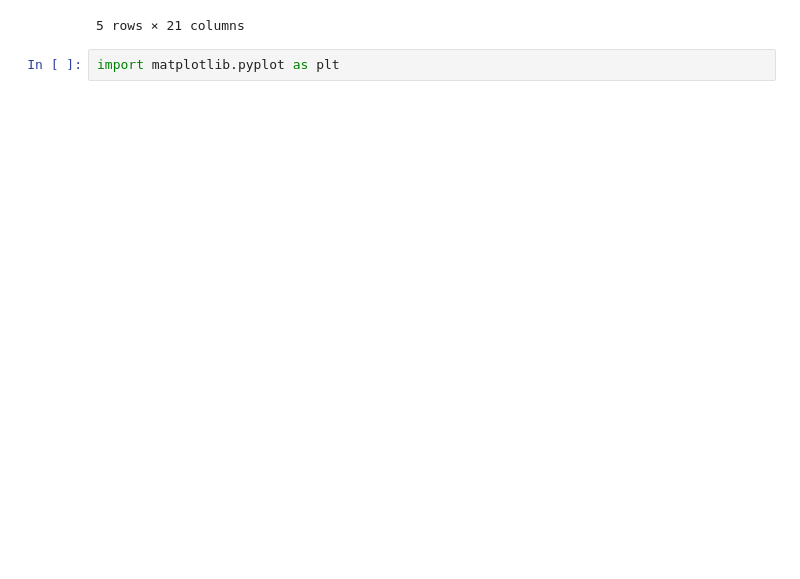
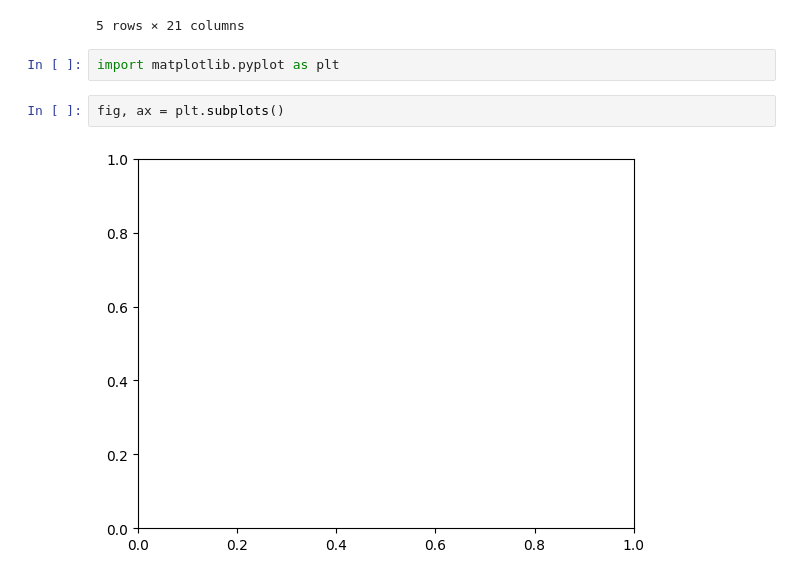
Before and after one commit to mathspp/20240510-webinar-pandas-matplotlib, a Jupyter notebook: webinar.ipynb, the cells around one changed output. Cells and saved outputs as stored; diff of their text form; blank space fills up the shorter version.

```diff
--- a/webinar.ipynb
+++ b/webinar.ipynb
@@ -654,3 +654,7 @@ pokemon.head()
 5 rows × 21 columns
 # %%
 import matplotlib.pyplot as plt
+# %%
+fig, ax = plt.subplots()
+# %% [output]
+[figure, added]
```
